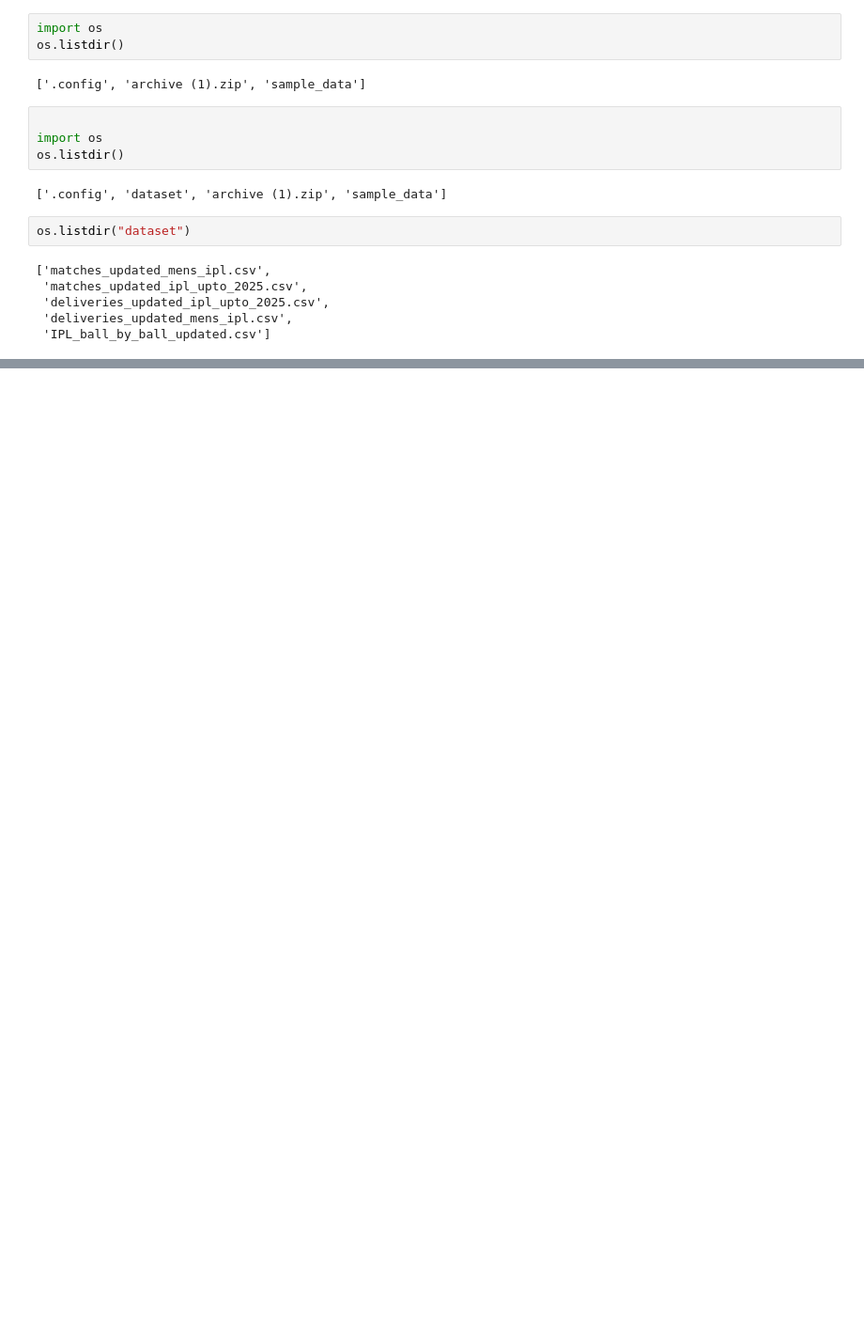
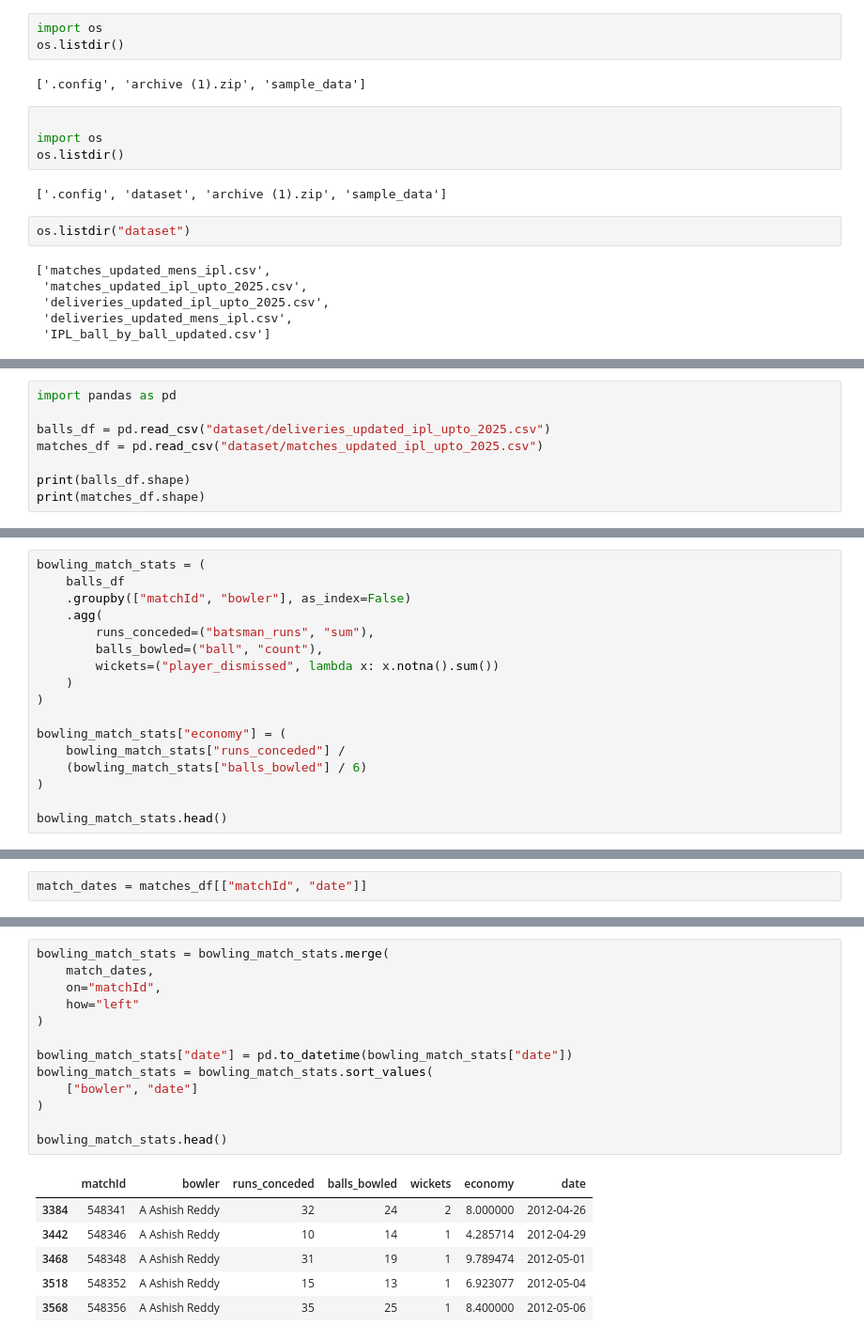
Before and after one commit to angirekulamanoj19-dotcom/Cricket-Player-Performance-Prediction---Group-1-, a Jupyter notebook: cricketplayeranalysis.ipynb, the cells around one changed output, grey strips where cells are left out. Shown at 94% size. Drawn from its saved outputs; the diff is of its cells as text; blank space fills up the shorter version.

Commit message:
Enhanced player match-level batting and bowling datasets by merging match dates and sorting chronologically to enable time-aware feature engineering.

```diff
--- a/cricketplayeranalysis.ipynb
+++ b/cricketplayeranalysis.ipynb
@@ -1252,0 +1258,8 @@ os.listdir("dataset")
+# %%
+import pandas as pd
+
+balls_df = pd.read_csv("dataset/deliveries_updated_ipl_upto_2025.csv")
+matches_df = pd.read_csv("dataset/matches_updated_ipl_upto_2025.csv")
+
+print(balls_df.shape)
+print(matches_df.shape)
@@ -1252,0 +1301,17 @@ os.listdir("dataset")
+# %%
+bowling_match_stats = (
+    balls_df
+    .groupby(["matchId", "bowler"], as_index=False)
+    .agg(
+        runs_conceded=("batsman_runs", "sum"),
+        balls_bowled=("ball", "count"),
+        wickets=("player_dismissed", lambda x: x.notna().sum())
+    )
+)
+
+bowling_match_stats["economy"] = (
+    bowling_match_stats["runs_conceded"] /
+    (bowling_match_stats["balls_bowled"] / 6)
+)
+
+bowling_match_stats.head()
@@ -1252,0 +1332,2 @@ os.listdir("dataset")
+# %%
+match_dates = matches_df[["matchId", "date"]]
@@ -1252,0 +1354,20 @@ os.listdir("dataset")
+# %%
+bowling_match_stats = bowling_match_stats.merge(
+    match_dates,
+    on="matchId",
+    how="left"
+)
+
+bowling_match_stats["date"] = pd.to_datetime(bowling_match_stats["date"])
+bowling_match_stats = bowling_match_stats.sort_values(
+    ["bowler", "date"]
+)
+
+bowling_match_stats.head()
+# %% [output]
+|  | matchId | bowler | runs_conceded | balls_bowled | wickets | economy | date |
+| 3384 | 548341 | A Ashish Reddy | 32 | 24 | 2 | 8.000000 | 2012-04-26 |
+| 3442 | 548346 | A Ashish Reddy | 10 | 14 | 1 | 4.285714 | 2012-04-29 |
+| 3468 | 548348 | A Ashish Reddy | 31 | 19 | 1 | 9.789474 | 2012-05-01 |
+| 3518 | 548352 | A Ashish Reddy | 15 | 13 | 1 | 6.923077 | 2012-05-04 |
+| 3568 | 548356 | A Ashish Reddy | 35 | 25 | 1 | 8.400000 | 2012-05-06 |
```
Also changed, not shown: parts of 8 cells of this notebook.
